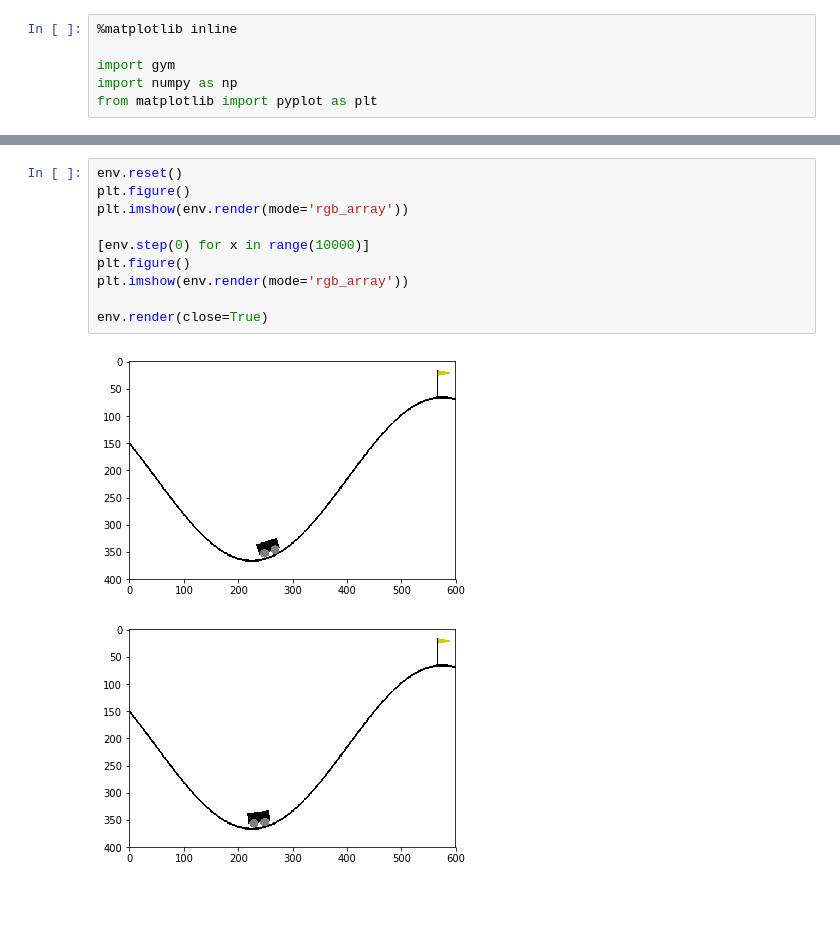
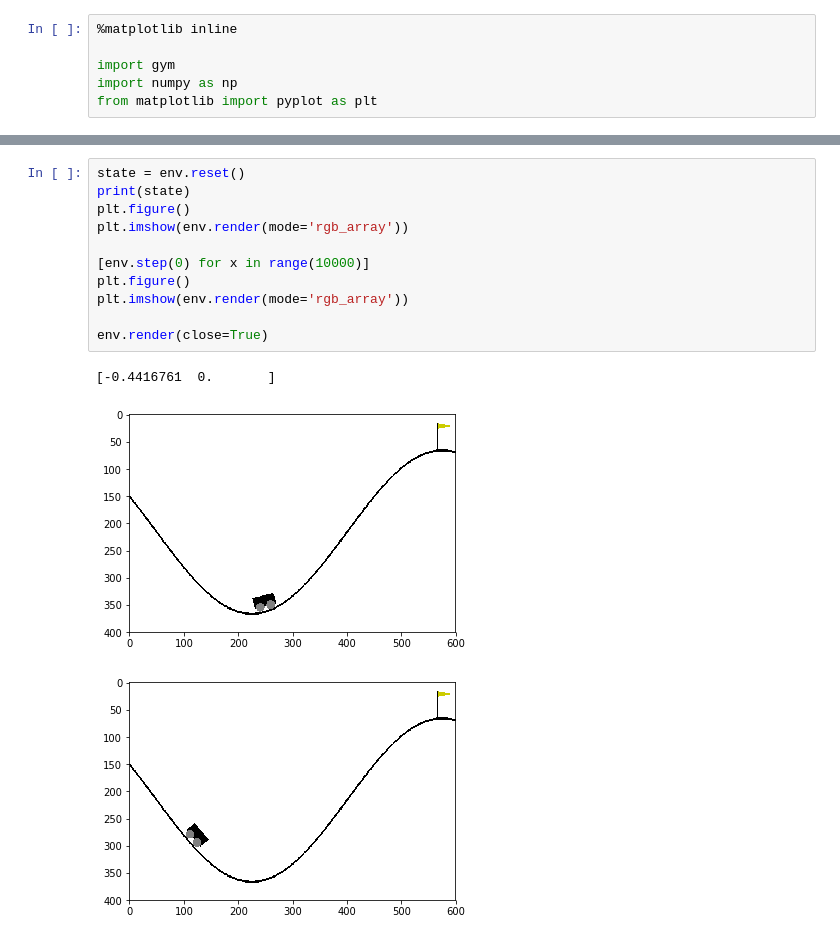
Before and after one commit to TransferRL/taylor, a Jupyter notebook: 2D MountainCar Playground.ipynb, the cells around one changed output, grey strips where cells are left out. Saved outputs shown, nothing was run; the diff lists cells and outputs as text; blank space fills up the shorter version.

```diff
--- a/2D MountainCar Playground.ipynb
+++ b/2D MountainCar Playground.ipynb
@@ -11,13 +11,15 @@ env = gym.envs.make("MountainCar-v0")
 # %%
-env.reset()
+state = env.reset()
+print(state)
 plt.figure()
 plt.imshow(env.render(mode='rgb_array'))
 
 [env.step(0) for x in range(10000)]
 plt.figure()
 plt.imshow(env.render(mode='rgb_array'))
 
 env.render(close=True)
 # %% [output]
+[-0.4416761  0.       ]
-[figure, old version]
+[figure, new version]
-[figure, old version]
+[figure, new version]
```
Also changed, not shown: parts of 1 cell of this notebook, 8 other files.
